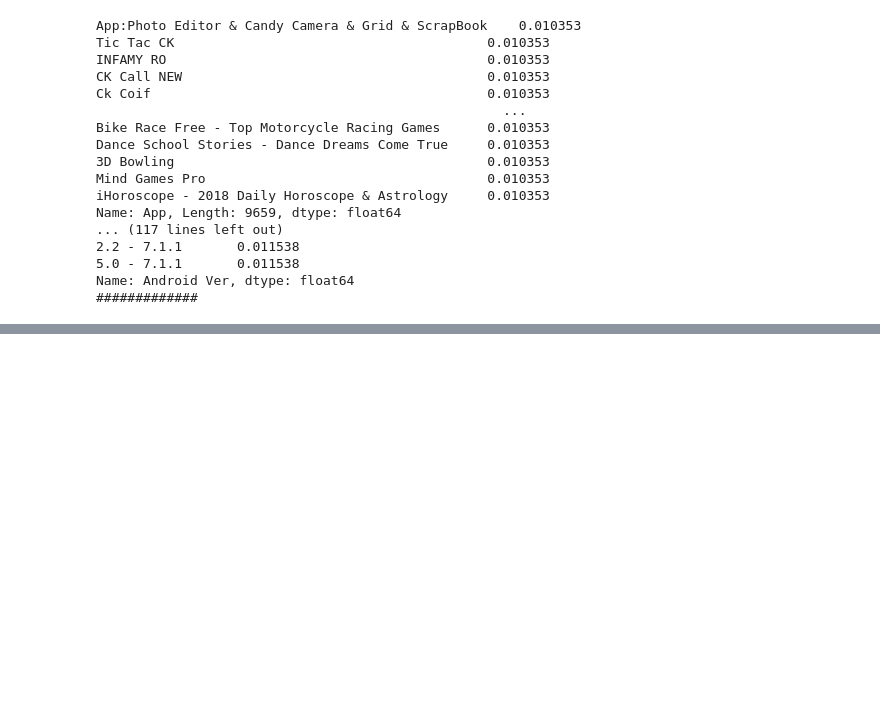
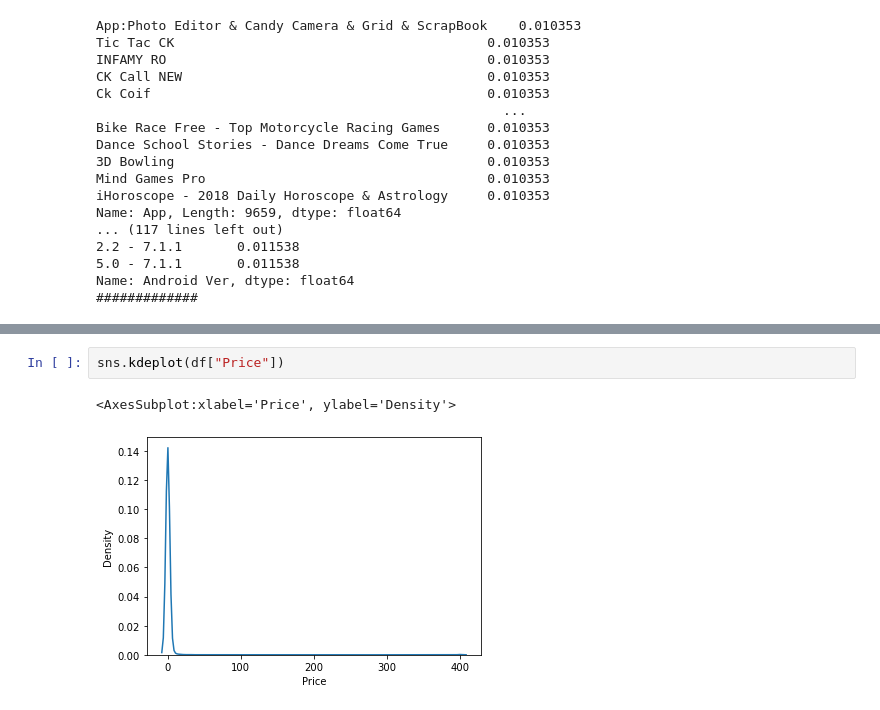
Before and after one commit to ar-harsha/Handbooks, a Jupyter notebook: EDA/11th march eda1.ipynb, the cells around one changed output, grey strips where cells are left out. Saved outputs shown, nothing was run; the diff lists cells and outputs as text; blank space fills up the shorter version.

```diff
--- a/EDA/11th march eda1.ipynb
+++ b/EDA/11th march eda1.ipynb
@@ -462,0 +487,5 @@ Name: Android Ver, dtype: float64
+# %%
+sns.kdeplot(df["Price"])
+# %% [output]
+<AxesSubplot:xlabel='Price', ylabel='Density'>
+[figure, added]
```
Also changed, not shown: parts of 40 cells of this notebook.
